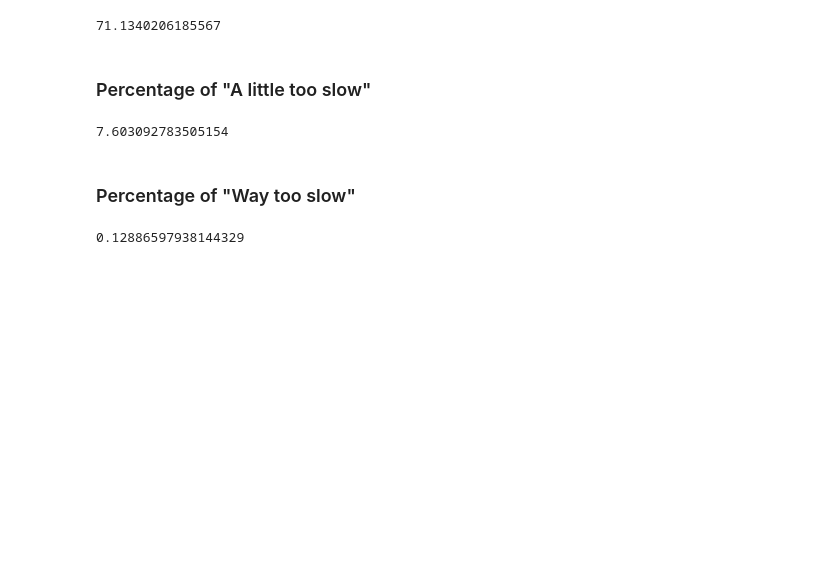
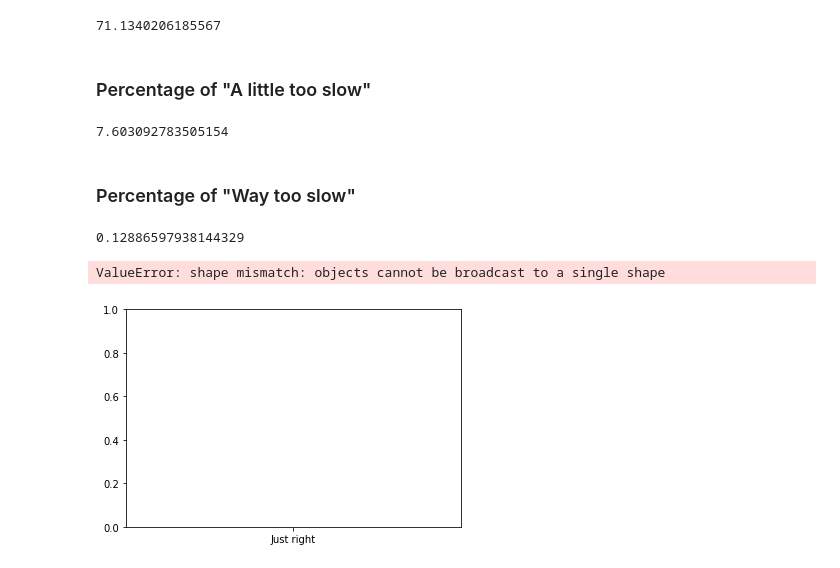
Before and after one commit to ThomasLee94/ds-1.1, a Jupyter notebook: Projects/NPS/NPS - 2017.ipynb, the cells around one changed output. Cells and saved outputs as stored; diff of their text form; code cells hidden in the pictures; blank space fills up the shorter version.

```diff
--- a/Projects/NPS/NPS - 2017.ipynb
+++ b/Projects/NPS/NPS - 2017.ipynb
@@ -214,3 +214,11 @@ ARG_TOO_SLOW_PERCENTAGE = (len(df_promoter[ARG_TOO_SLOW])/len(df_promoter)) * 10
 ARG_TOO_SLOW_PERCENTAGE
 # %% [output]
 0.12886597938144329
+# %%
+# Plot schedule pacing by number
+import matplotlib.pyplot as plt
+
+plt.bar(df["Schedule Pacing"], df["Schedule Pacing"].value_counts())
+# %% [output]
+ValueError: shape mismatch: objects cannot be broadcast to a single shape
+[figure, added]
```
Also changed, not shown: parts of 5 cells of this notebook, 2 other files.
